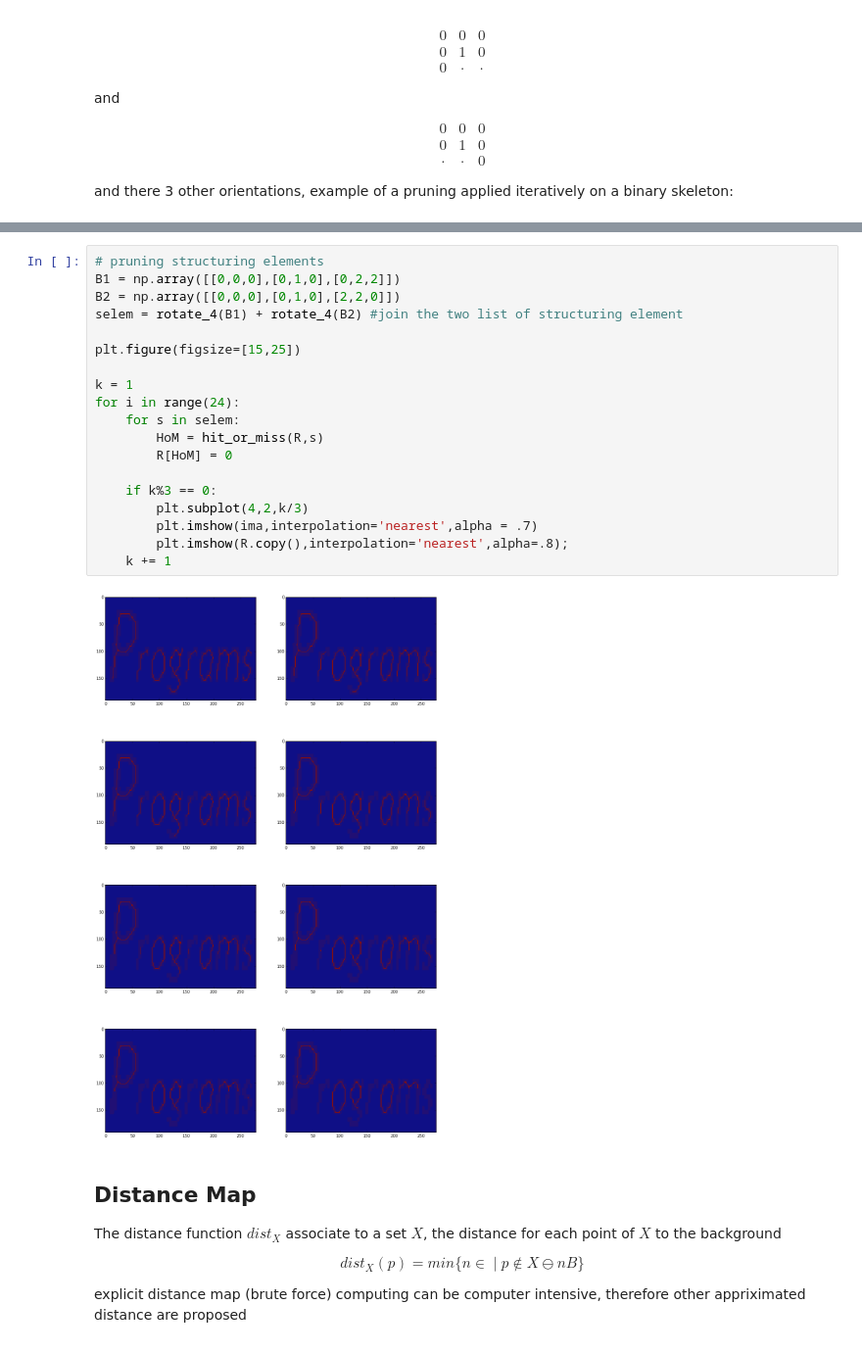
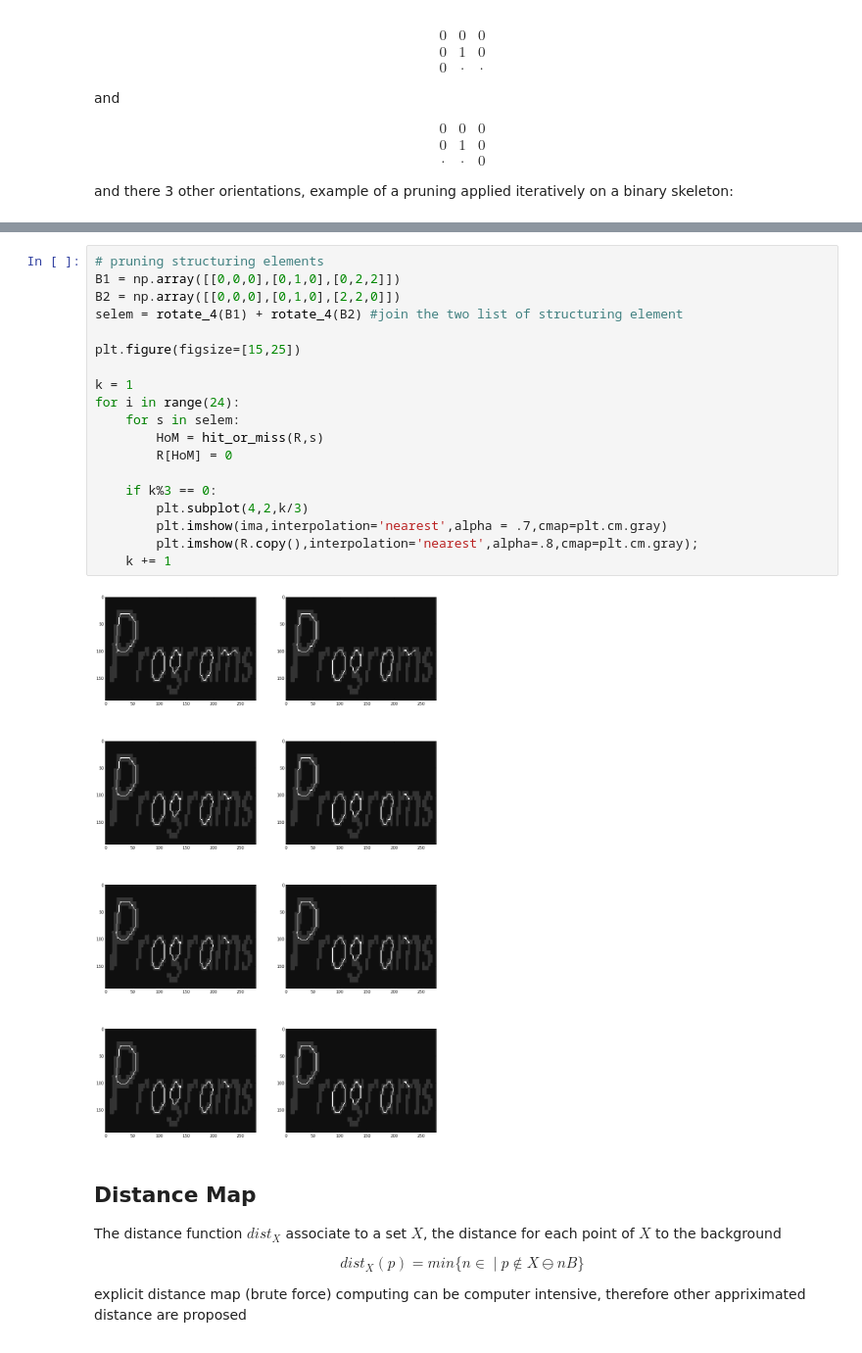
Before and after one commit to odebeir/info-h-500-501, a Jupyter notebook: 05-Morphomathematics/02-Combined operations.ipynb, the cells around one changed output, grey strips where cells are left out. Shown at 98% size. Saved outputs shown, nothing was run; the diff lists cells and outputs as text.

```diff
--- a/05-Morphomathematics/02-Combined operations.ipynb
+++ b/05-Morphomathematics/02-Combined operations.ipynb
@@ -184,24 +184,24 @@ plt.imshow(R,interpolation='nearest',alpha=.5);
 # %%
 # pruning structuring elements
 B1 = np.array([[0,0,0],[0,1,0],[0,2,2]])
 B2 = np.array([[0,0,0],[0,1,0],[2,2,0]])
 selem = rotate_4(B1) + rotate_4(B2) #join the two list of structuring element
 
 plt.figure(figsize=[15,25])
 
 k = 1
 for i in range(24):
     for s in selem:
         HoM = hit_or_miss(R,s)
         R[HoM] = 0
 
     if k%3 == 0:
         plt.subplot(4,2,k/3)
-        plt.imshow(ima,interpolation='nearest',alpha = .7)
-        plt.imshow(R.copy(),interpolation='nearest',alpha=.8);
+        plt.imshow(ima,interpolation='nearest',alpha = .7,cmap=plt.cm.gray)
+        plt.imshow(R.copy(),interpolation='nearest',alpha=.8,cmap=plt.cm.gray);
     k += 1
 # %% [output]
-[figure, old version]
+[figure, new version]
 # %% [markdown]
 ## Distance Map
 
```
Also changed, not shown: parts of 1 cell of this notebook.
